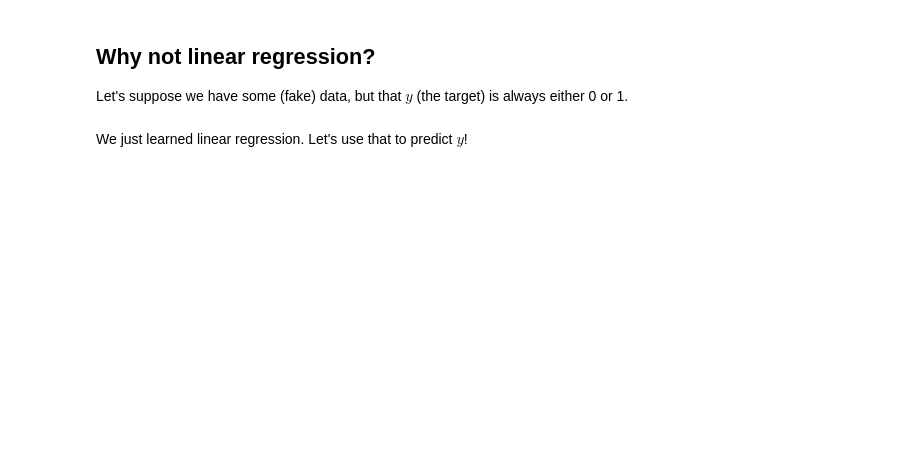
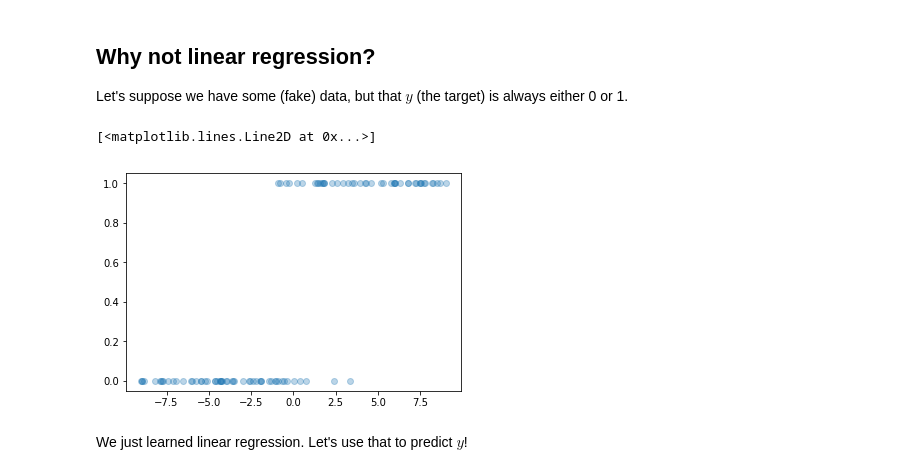
Before and after one commit to wmarshall484/DSI_LECTURES_2, a Jupyter notebook: logistic-regression/jack_bennetto/Logistic Regression.ipynb, the cells around one changed output. Saved outputs shown, nothing was run; the diff lists cells and outputs as text; code cells hidden in the pictures; blank space fills up the shorter version.

```diff
--- a/logistic-regression/jack_bennetto/Logistic Regression.ipynb
+++ b/logistic-regression/jack_bennetto/Logistic Regression.ipynb
@@ -41,11 +51,14 @@ Let's suppose we have some (fake) data, but that $y$ (the target) is always eith
 # %%
 npts = 100
 
-X = scs.uniform(-9, 18).rvs(npts).reshape(npts,1)
-y = scs.bernoulli(scipy.special.expit(X[:,0])).rvs(npts)
+X = stats.uniform(-9, 18).rvs(npts).reshape(npts,1)
+y = stats.bernoulli(scipy.special.expit(X[:,0])).rvs(npts)
 
 fig, ax = plt.subplots()
 ax.plot(X, y, 'o', alpha=0.3)
+# %% [output]
+[<matplotlib.lines.Line2D at 0x...>]
+[figure, added]
 # %% [markdown]
 We just learned linear regression. Let's use that to predict $y$!
 # %%
```
Also changed, not shown: parts of 14 cells of this notebook.
